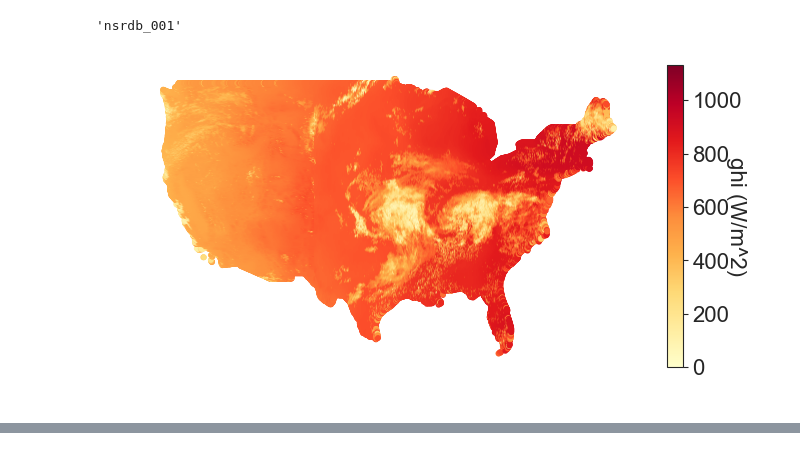
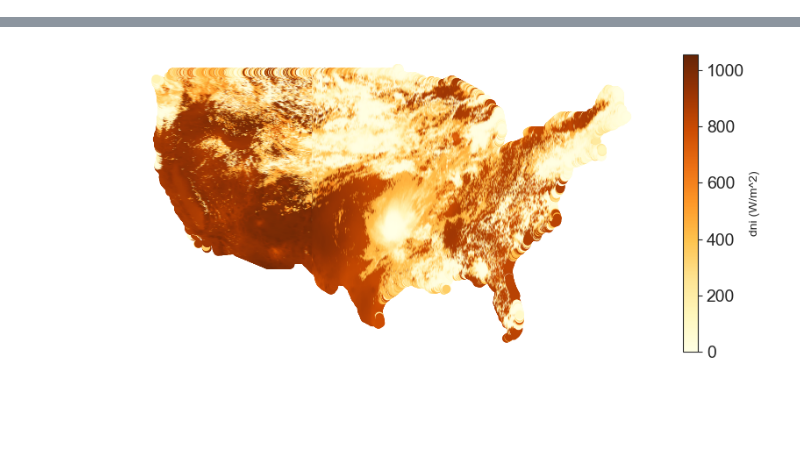
Before and after one commit to NREL/hsds-examples, a Jupyter notebook: notebooks/06_Data_Slicing.ipynb, the cells around one changed output, grey strips where cells are left out. Saved outputs shown, nothing was run; the diff lists cells and outputs as text; code cells hidden in the pictures; blank space fills up the shorter version.

```diff
--- a/notebooks/06_Data_Slicing.ipynb
+++ b/notebooks/06_Data_Slicing.ipynb
@@ -56,22 +32,5 @@ day_df.head()
-# %%
-"nsrdb_{:03d}".format(1)
-# %% [output]
-'nsrdb_001'
-# %%
-meta = nsrdb.meta.iloc[day_df.columns]
-lon = meta['longitude'].values
-lat = meta['latitude'].values
-i = 18
-ts = day_df.iloc[i].values
-
-fig = plt.figure(figsize=(8, 4), dpi=100)
-axis = fig.add_subplot(111)
-sc = axis.scatter(lon, lat, c=ts, cmap='YlOrRd', s=10,
-                  vmin=0, vmax=np.max(day_df.values))
-cbar = plt.colorbar(sc)
-cbar.ax.set_ylabel('ghi (W/m^2)', rotation=90)
-axis.axis('off')
-fig.tight_layout()
-plt.show()
-# %% [output]
-[figure, removed]
+# %%
+nsrdb_map = nsrdb.get_timestep('dni', datetime)
+nsrdb.create_scatter(nsrdb_map, 'dni', cbar_label='dni (W/m^2)',
+                     cmap='YlOrBr')
+# %% [output]
@@ -77,0 +38 @@ plt.show()
+[figure, added]
```
Also changed, not shown: parts of 12 cells of this notebook, 1 other file.
